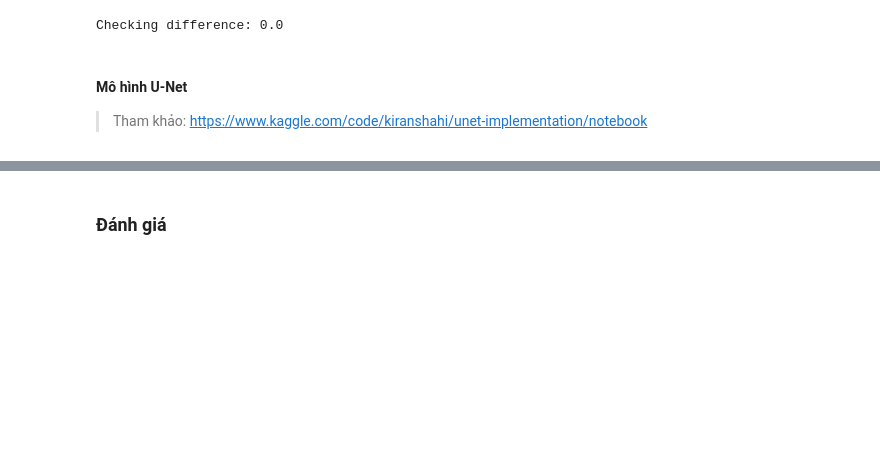
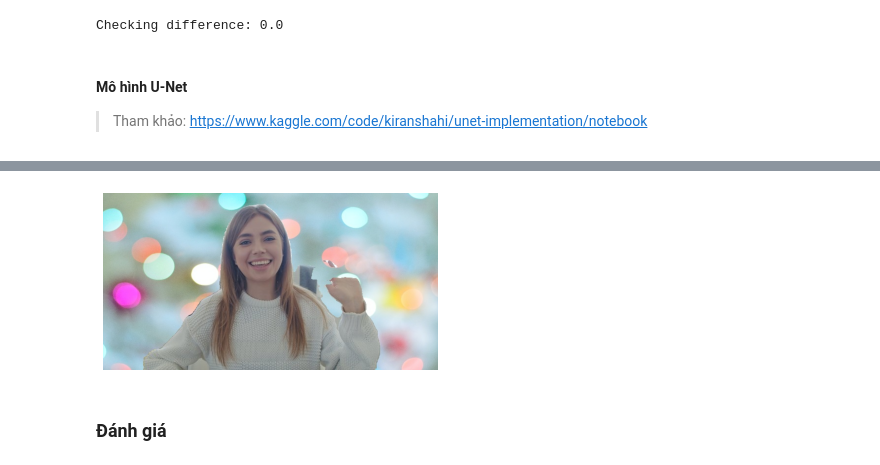
Before and after one commit to AnhDao1411/CSC14116, a Jupyter notebook: Report.ipynb, the cells around one changed output, grey strips where cells are left out. Cells and saved outputs as stored; diff of their text form; code cells hidden in the pictures; blank space fills up the shorter version.

```diff
--- a/Report.ipynb
+++ b/Report.ipynb
@@ -566,3 +614,8 @@ True
+# %%
+plt.imshow(cv2.imread("Images/sequential_bg.jpg")[...,::-1]);
+plt.axis('off');
+# %% [output]
+[figure, added]
 # %% [markdown]
 ### Đánh giá
 # %% [markdown]
```
Also changed, not shown: parts of 159 cells of this notebook.
